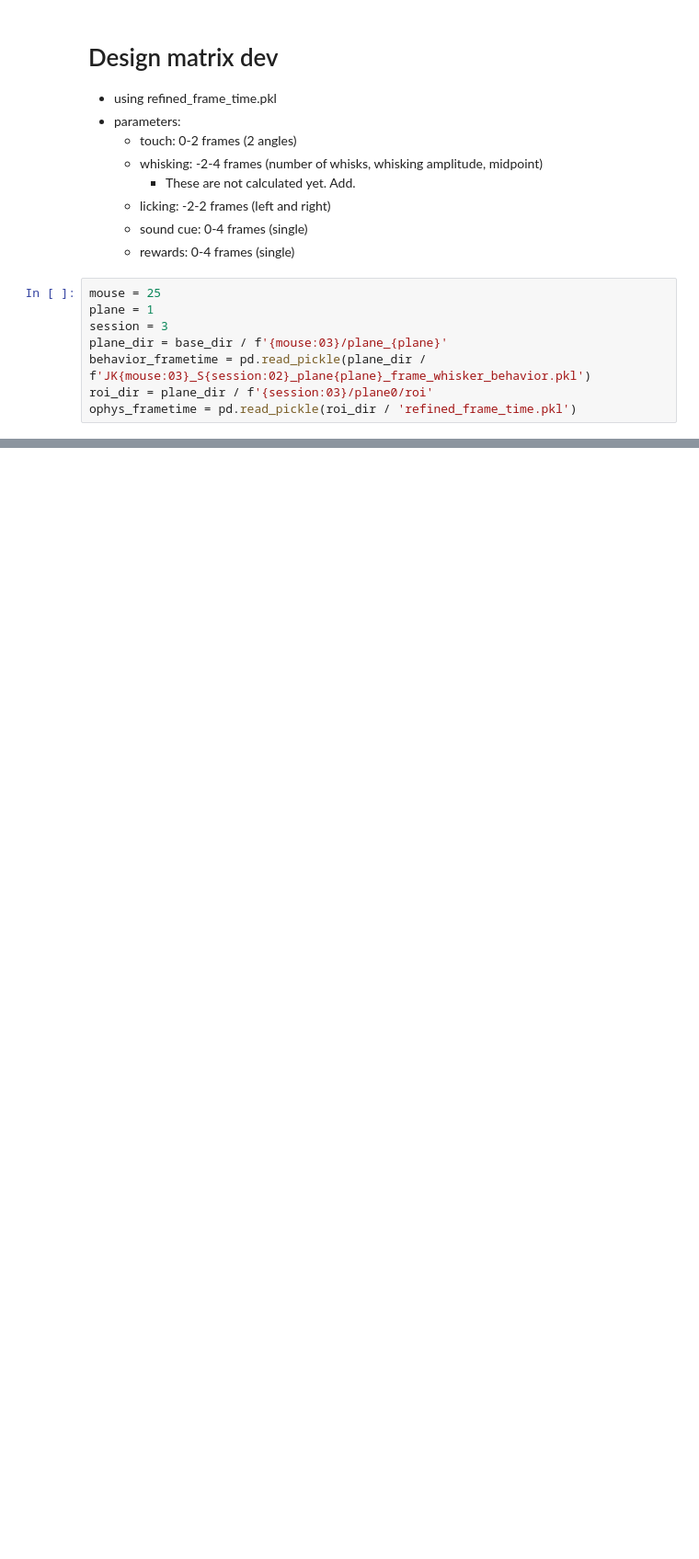
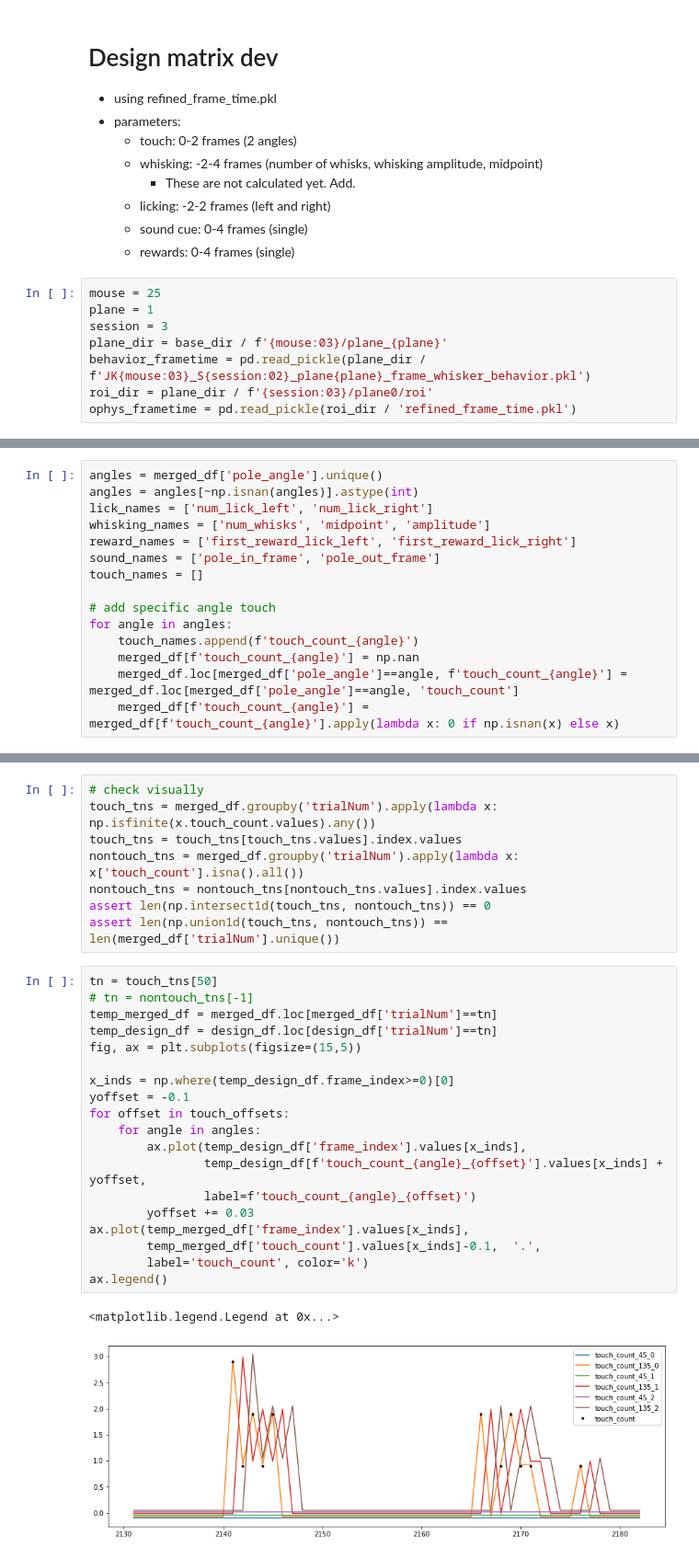
Before and after one commit to jkim0731/Neural-stretching-in-vS1, a Jupyter notebook: data_analysis/240131_glm_test.ipynb, the cells around one changed output, grey strips where cells are left out. Shown at 92% size. Drawn from its saved outputs; the diff is of its cells as text; blank space fills up the shorter version.

```diff
--- a/data_analysis/240131_glm_test.ipynb
+++ b/data_analysis/240131_glm_test.ipynb
@@ -106,0 +179,15 @@ whisker_df.head()
+# %%
+angles = merged_df['pole_angle'].unique()
+angles = angles[~np.isnan(angles)].astype(int)
+lick_names = ['num_lick_left', 'num_lick_right']
+whisking_names = ['num_whisks', 'midpoint', 'amplitude']
+reward_names = ['first_reward_lick_left', 'first_reward_lick_right']
+sound_names = ['pole_in_frame', 'pole_out_frame']
+touch_names = []
+
+# add specific angle touch
+for angle in angles:
+    touch_names.append(f'touch_count_{angle}')
+    merged_df[f'touch_count_{angle}'] = np.nan
+    merged_df.loc[merged_df['pole_angle']==angle, f'touch_count_{angle}'] = merged_df.loc[merged_df['pole_angle']==angle, 'touch_count']
+    merged_df[f'touch_count_{angle}'] = merged_df[f'touch_count_{angle}'].apply(lambda x: 0 if np.isnan(x) else x)
@@ -106,0 +234,30 @@ whisker_df.head()
+# %%
+# check visually
+touch_tns = merged_df.groupby('trialNum').apply(lambda x: np.isfinite(x.touch_count.values).any())
+touch_tns = touch_tns[touch_tns.values].index.values
+nontouch_tns = merged_df.groupby('trialNum').apply(lambda x: x['touch_count'].isna().all())
+nontouch_tns = nontouch_tns[nontouch_tns.values].index.values
+assert len(np.intersect1d(touch_tns, nontouch_tns)) == 0
+assert len(np.union1d(touch_tns, nontouch_tns)) == len(merged_df['trialNum'].unique())
+# %%
+tn = touch_tns[50]
+# tn = nontouch_tns[-1]
+temp_merged_df = merged_df.loc[merged_df['trialNum']==tn]
+temp_design_df = design_df.loc[design_df['trialNum']==tn]
+fig, ax = plt.subplots(figsize=(15,5))
+
+x_inds = np.where(temp_design_df.frame_index>=0)[0]
+yoffset = -0.1
+for offset in touch_offsets:
+    for angle in angles:
+        ax.plot(temp_design_df['frame_index'].values[x_inds],
+                temp_design_df[f'touch_count_{angle}_{offset}'].values[x_inds] + yoffset,
+                label=f'touch_count_{angle}_{offset}')
+        yoffset += 0.03
+ax.plot(temp_merged_df['frame_index'].values[x_inds],
+        temp_merged_df['touch_count'].values[x_inds]-0.1,  '.',
+        label='touch_count', color='k')
+ax.legend()
+# %% [output]
+<matplotlib.legend.Legend at 0x...>
+[figure, added]
```
Also changed, not shown: parts of 116 cells of this notebook, 1 other file.
